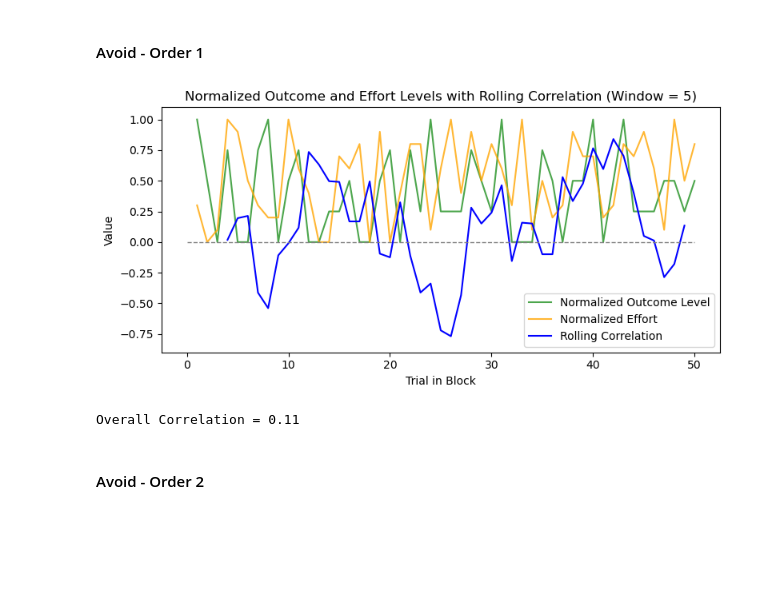
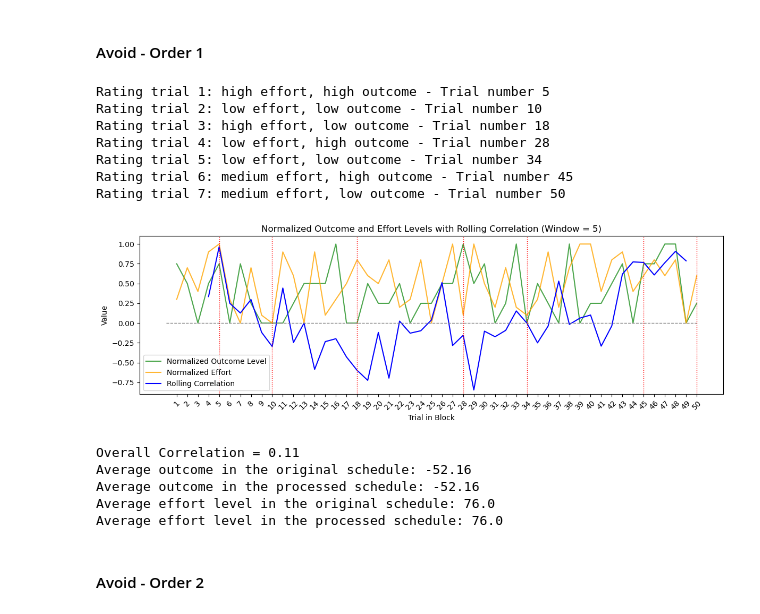
Before and after one commit to MajaFriedemann/reward-effort-task, a Jupyter notebook: final_trial_schedules/final_trial_schedules.ipynb, the cells around one changed output. Drawn from its saved outputs; the diff is of its cells as text; code cells hidden in the pictures; blank space fills up the shorter version.

```diff
--- a/final_trial_schedules/final_trial_schedules.ipynb
+++ b/final_trial_schedules/final_trial_schedules.ipynb
@@ -126,49 +194,20 @@ Overall Correlation = 0.25
 # %% [markdown]
 #### Avoid - Order 1
-# %%
-# Generate the first order of 'avoid' trials
-seed = 40
-schedule_A_avoid_order1 = schedule_A_avoid.sample(frac=1, random_state=seed).reset_index(drop=True)
-schedule_A_avoid_order1['trial_in_block'] = range(1, len(schedule_A_avoid_order1) + 1)
-
-
-window_size = 5
-outcomes = schedule_A_avoid_order1['outcome_level']
-actual_outcomes = schedule_A_avoid_order1['actual_outcome']
-efforts = schedule_A_avoid_order1['effort']
-
-
-# Normalizing data
-normalized_outcomes = normalize(outcomes)
-normalized_efforts = normalize(efforts)
-indices = range(1, len(schedule_A_avoid_order1) + 1)
-
-# Convert normalized data to pandas Series for rolling correlation calculation
-series_normalized_outcomes = pd.Series(normalized_outcomes)
-series_normalized_efforts = pd.Series(normalized_efforts)
-
-# Calculate rolling correlation
-rolling_corr = series_normalized_outcomes.rolling(window=window_size).corr(series_normalized_efforts)
-
-# Plotting the results
-plt.figure(figsize=(8, 4))
-plt.plot(indices, normalized_outcomes, label='Normalized Outcome Level', color='green', alpha=0.7)
-plt.plot(indices, normalized_efforts, label='Normalized Effort', color='orange', alpha=0.8)
-plt.plot(rolling_corr.index, rolling_corr, label='Rolling Correlation', color='blue')
-plt.ylim(-0.9, 1.1)
-plt.xlabel('Trial in Block')
-plt.ylabel('Value')
-plt.hlines(0, 0, len(schedule_A_avoid_order1), colors='gray', linestyles='dashed', linewidth=1)
-plt.title(f'Normalized Outcome and Effort Levels with Rolling Correlation (Window = {window_size})')
-plt.legend()
-plt.tight_layout()
-plt.show()
-
-# Calculate overall correlation
-overall_corr = np.corrcoef(normalized_outcomes, normalized_efforts)[0, 1]
-print(f"Overall Correlation = {overall_corr:.2f}")
-# %% [output]
-[figure, removed]
-Overall Correlation = 0.11
+# %%
+schedule_A_avoid_order1 = process_schedule(schedule_A_avoid, seed=50)
+# %% [output]
+Rating trial 1: high effort, high outcome - Trial number 5
+Rating trial 2: low effort, low outcome - Trial number 10
+Rating trial 3: high effort, low outcome - Trial number 18
+Rating trial 4: low effort, high outcome - Trial number 28
+Rating trial 5: low effort, low outcome - Trial number 34
+Rating trial 6: medium effort, high outcome - Trial number 45
+Rating trial 7: medium effort, low outcome - Trial number 50
+[figure, added]
+Overall Correlation = 0.11
+Average outcome in the original schedule: -52.16
+Average outcome in the processed schedule: -52.16
+Average effort level in the original schedule: 76.0
+Average effort level in the processed schedule: 76.0
 # %% [markdown]
 #### Avoid - Order 2
```
Also changed, not shown: parts of 21 cells of this notebook, 19 other files.
